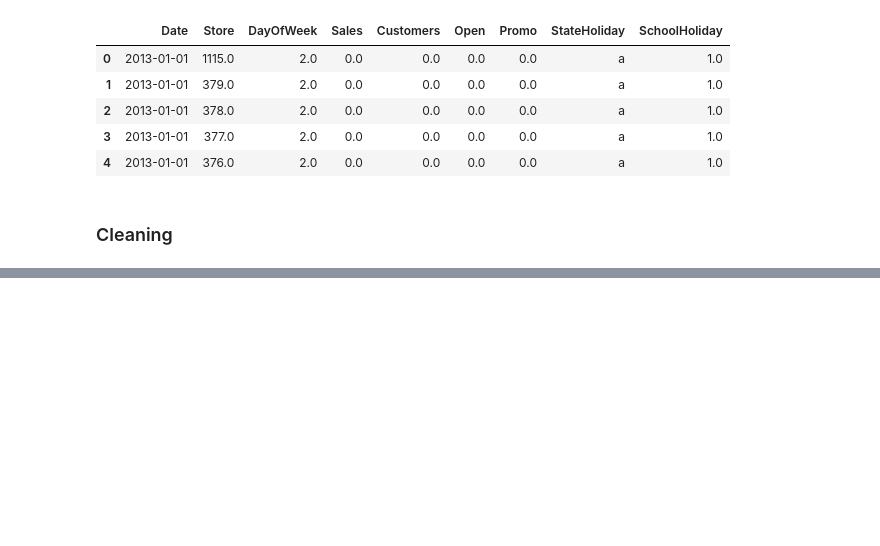
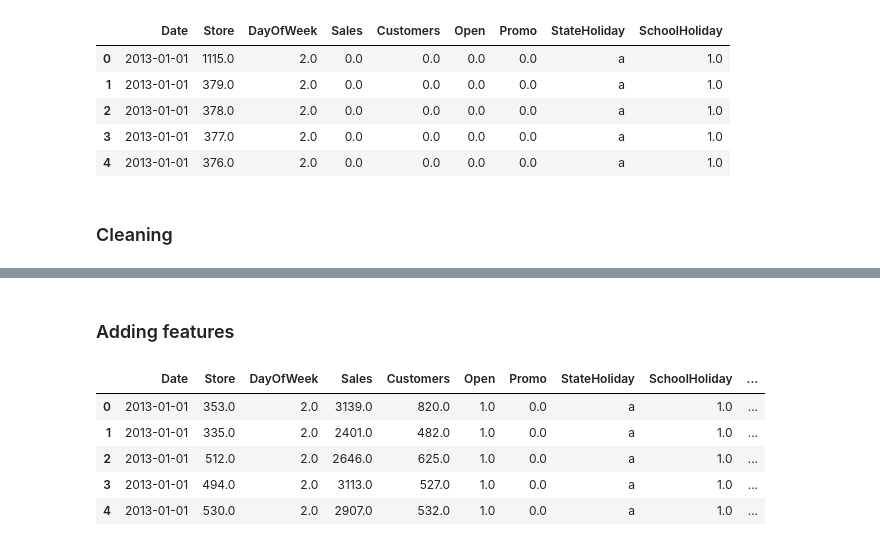
Before and after one commit to L-theorist/minicomp-rossman, a Jupyter notebook: Rossman.ipynb, the cells around one changed output, grey strips where cells are left out. Saved outputs shown, nothing was run; the diff lists cells and outputs as text; code cells hidden in the pictures; blank space fills up the shorter version.

```diff
--- a/Rossman.ipynb
+++ b/Rossman.ipynb
@@ -61,2 +49,0 @@ train.head()
-# %%
-train['Date'] = pd.to_datetime(train['Date'])
@@ -76 +66,3 @@ DateTime         datetime64[ns]
 dtype: object
+# %% [markdown]
+### Adding features
@@ -76,0 +71,11 @@ dtype: object
+# %%
+train = df_add_features(train)
+# %%
+train.head()
+# %% [output]
+|  | Date | Store | DayOfWeek | Sales | Customers | Open | Promo | StateHoliday | SchoolHoliday | ... |
+| 0 | 2013-01-01 | 353.0 | 2.0 | 3139.0 | 820.0 | 1.0 | 0.0 | a | 1.0 | ... |
+| 1 | 2013-01-01 | 335.0 | 2.0 | 2401.0 | 482.0 | 1.0 | 0.0 | a | 1.0 | ... |
+| 2 | 2013-01-01 | 512.0 | 2.0 | 2646.0 | 625.0 | 1.0 | 0.0 | a | 1.0 | ... |
+| 3 | 2013-01-01 | 494.0 | 2.0 | 3113.0 | 527.0 | 1.0 | 0.0 | a | 1.0 | ... |
+| 4 | 2013-01-01 | 530.0 | 2.0 | 2907.0 | 532.0 | 1.0 | 0.0 | a | 1.0 | ... |
```
Also changed, not shown: parts of 38 cells of this notebook.
